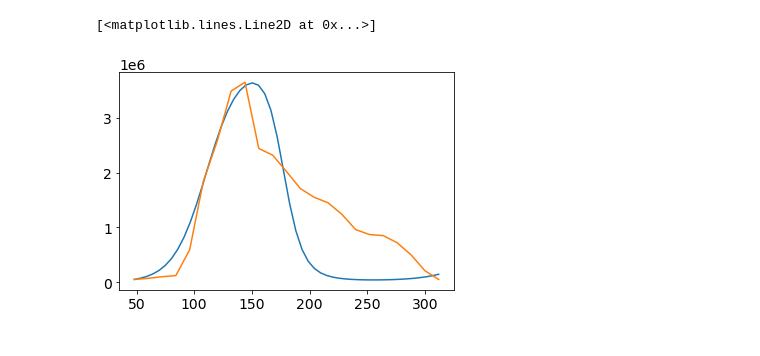
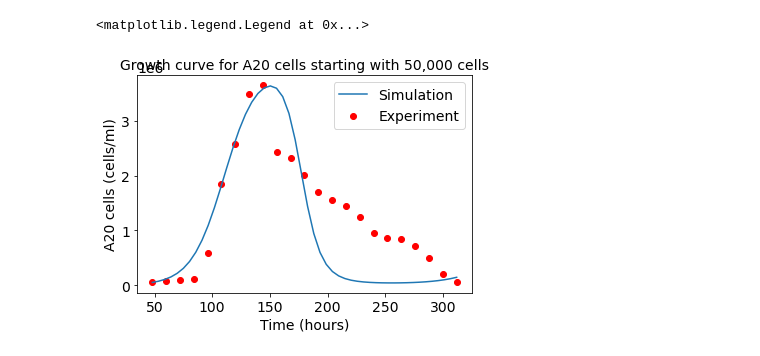
Before and after one commit to traceymoyston/CHE2410_Project2, a Jupyter notebook: project2.ipynb, the cells around one changed output. Saved outputs shown, nothing was run; the diff lists cells and outputs as text; code cells hidden in the pictures.

```diff
--- a/project2.ipynb
+++ b/project2.ipynb
@@ -1,41 +1,44 @@
 # %%
 #modeling the growth dynamics of A20 leukemic cells. Equations have been defined to model the dynamics of the living
 #and dead cells
 
 #imports the necessary packages
 import math
 import numpy as np
 from scipy.integrate import odeint
 import matplotlib.pyplot as plt
 import pandas as pd
 
 traindata=pd.read_csv('cellgrowth.csv') #reads into the experimental data for the growth dynamics of the cells
 
 def odefunc(f,t): #defines the function for the ode equations to be used in the ode solver
     A= f[0] #Living cells in the culture
     Ad= f[1] #dead cells in the culture
-    r=0.07 #
-    K=4e6
-    mua=3.7e-8
-    muac=0.018
-    a=2e3
-    d=0.017
-    muca=muac*10
-    muc=0.462
+    r=0.07 #A20 cell growth rate 1/h
+    K=4e6 #maximal tumor cell population cells/ml
+    mua=3.7e-8 #rate of cell death 1/h
+    d=0.017 #dissolution rate of dead cells 1/h
     func=[r*A*(1-(A/K))-mua*A*Ad,mua*A*Ad-d*Ad]
     return func
 
-t_steps= np.linspace(48,312)
+t_steps= np.linspace(48,312) #vector of time from 48h to 312h (same as experiment)
 
-ic=[5e4,2500]
-# time=[int(i.replace(",","")) for i in traindata['Time'] ]
-exp1=[int(i.replace(",","")) for i in traindata['Exp1'] ]
+ic=[5e4,2500] # initial conditions. Initial number of live cells = 50000 and dead cells =2500 (5% of living cells)
 
-# #converts the training data n and c columns to an array to be used in the RMSE function
-# traindata1=traindata.iloc[1:,1].to_numpy()
-ODE_output = odeint(odefunc, ic, t_steps);
-plt.plot(t_steps,ODE_output[:,0])
-plt.plot(traindata["Time"],exp1)
+exp1=[int(i.replace(",","")) for i in traindata['Exp1'] ] #converts the cell count to integers for the experimental data
+
+#fitting the model to the experimental data of the number of live cells in culture over time
+
+ODE_output = odeint(odefunc, ic, t_steps);#solves the differential equations with the initial conditions and time
+
+plt.plot(t_steps,ODE_output[:,0]) #plots the simulated number of living cells
+plt.scatter(traindata["Time"],exp1,color='r') #plots the measured number of living cells
+
+#adds labels to the plot
+plt.title('Growth curve for A20 cells starting with 50,000 cells',fontsize=14)
+plt.ylabel('A20 cells (cells/ml)')
+plt.xlabel('Time (hours)')
+plt.legend(["Simulation","Experiment"])
 # %% [output]
-[<matplotlib.lines.Line2D at 0x...>]
+<matplotlib.legend.Legend at 0x...>
-[figure, old version]
+[figure, new version]
```
Also changed, not shown: parts of 13 cells of this notebook.
